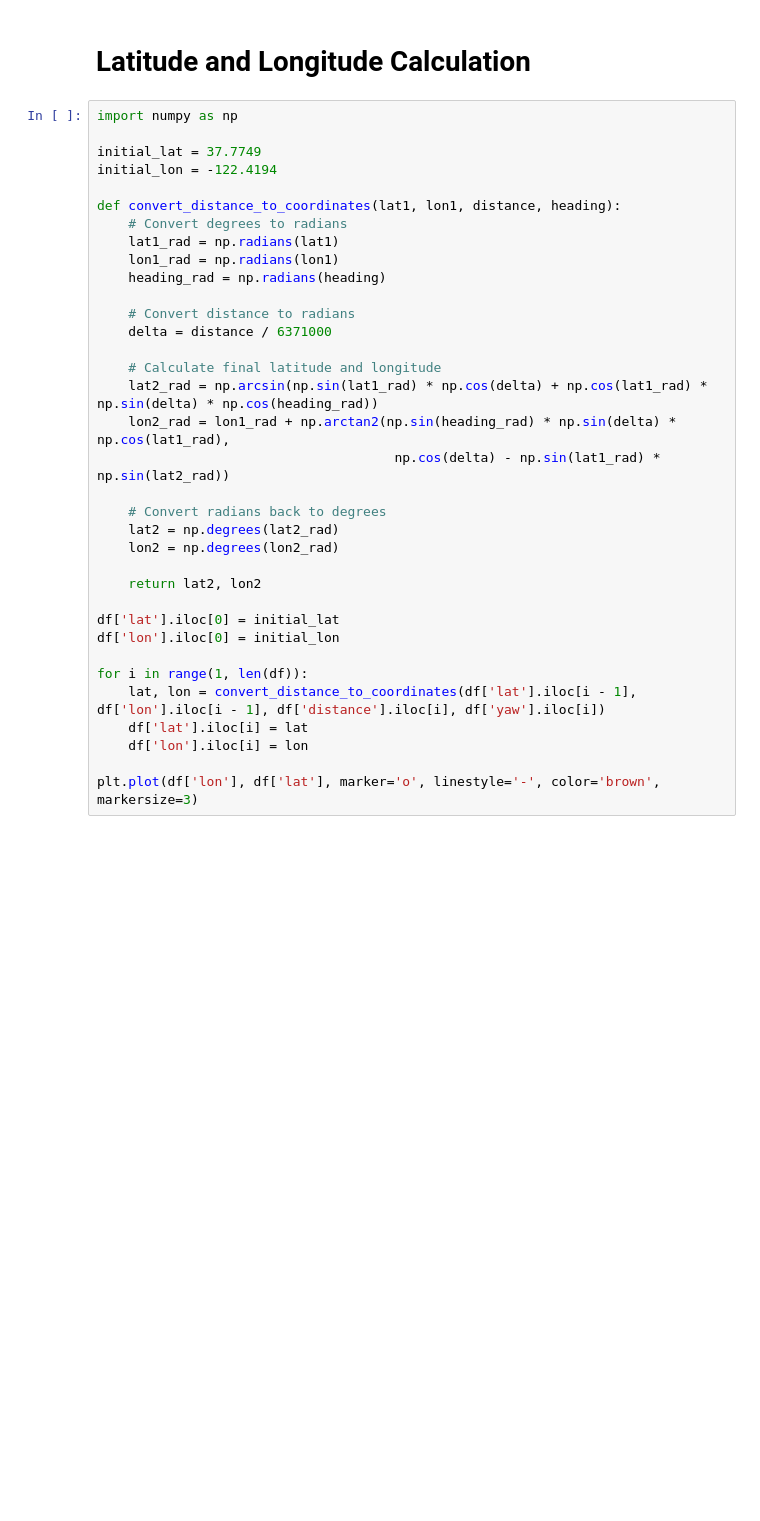
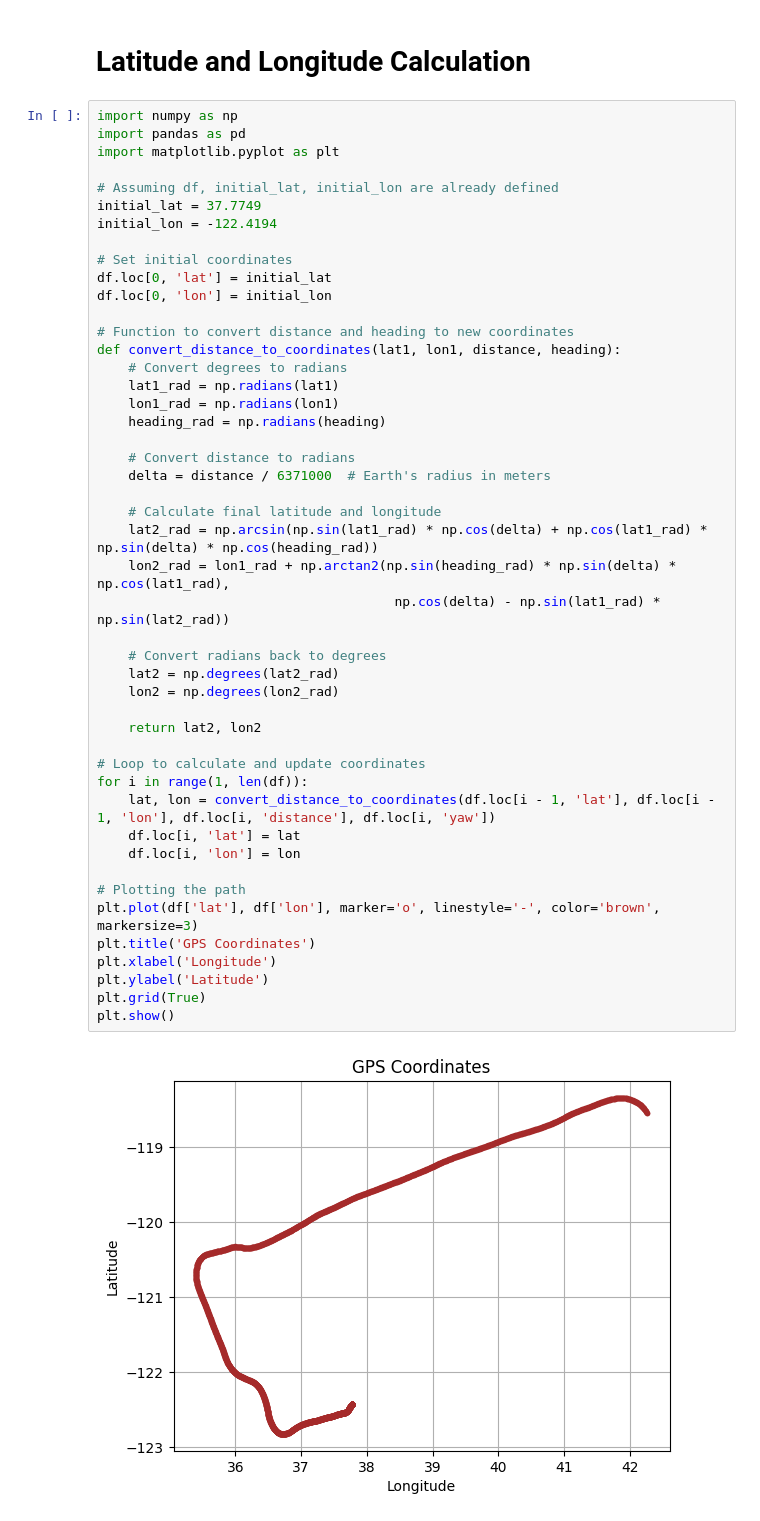
Before and after one commit to KarthickPandianPV/PATH-ESTIMATION, a Jupyter notebook: main.ipynb, the cells around one changed output. Cells and saved outputs as stored; diff of their text form; blank space fills up the shorter version.

```diff
--- a/main.ipynb
+++ b/main.ipynb
@@ -197,36 +197,50 @@ print(df.to_string())
 # Latitude and Longitude Calculation
 # %%
 import numpy as np
+import pandas as pd
+import matplotlib.pyplot as plt
 
+# Assuming df, initial_lat, initial_lon are already defined
 initial_lat = 37.7749
 initial_lon = -122.4194
 
+# Set initial coordinates
+df.loc[0, 'lat'] = initial_lat
+df.loc[0, 'lon'] = initial_lon
+
+# Function to convert distance and heading to new coordinates
 def convert_distance_to_coordinates(lat1, lon1, distance, heading):
     # Convert degrees to radians
     lat1_rad = np.radians(lat1)
     lon1_rad = np.radians(lon1)
     heading_rad = np.radians(heading)
 
     # Convert distance to radians
-    delta = distance / 6371000
+    delta = distance / 6371000  # Earth's radius in meters
 
     # Calculate final latitude and longitude
     lat2_rad = np.arcsin(np.sin(lat1_rad) * np.cos(delta) + np.cos(lat1_rad) * np.sin(delta) * np.cos(heading_rad))
     lon2_rad = lon1_rad + np.arctan2(np.sin(heading_rad) * np.sin(delta) * np.cos(lat1_rad),
                                       np.cos(delta) - np.sin(lat1_rad) * np.sin(lat2_rad))
 
     # Convert radians back to degrees
     lat2 = np.degrees(lat2_rad)
     lon2 = np.degrees(lon2_rad)
 
     return lat2, lon2
 
-df['lat'].iloc[0] = initial_lat
-df['lon'].iloc[0] = initial_lon
+# Loop to calculate and update coordinates
+for i in range(1, len(df)):
+    lat, lon = convert_distance_to_coordinates(df.loc[i - 1, 'lat'], df.loc[i - 1, 'lon'], df.loc[i, 'distance'], df.loc[i, 'yaw'])
+    df.loc[i, 'lat'] = lat
+    df.loc[i, 'lon'] = lon
 
-for i in range(1, len(df)):
-    lat, lon = convert_distance_to_coordinates(df['lat'].iloc[i - 1], df['lon'].iloc[i - 1], df['distance'].iloc[i], df['yaw'].iloc[i])
-    df['lat'].iloc[i] = lat
-    df['lon'].iloc[i] = lon
-
-plt.plot(df['lon'], df['lat'], marker='o', linestyle='-', color='brown', markersize=3)
+# Plotting the path
+plt.plot(df['lat'], df['lon'], marker='o', linestyle='-', color='brown', markersize=3)
+plt.title('GPS Coordinates')
+plt.xlabel('Longitude')
+plt.ylabel('Latitude')
+plt.grid(True)
+plt.show()
+# %% [output]
+[figure, added]
```
Also changed, not shown: parts of 6 cells of this notebook, 3 other files.
